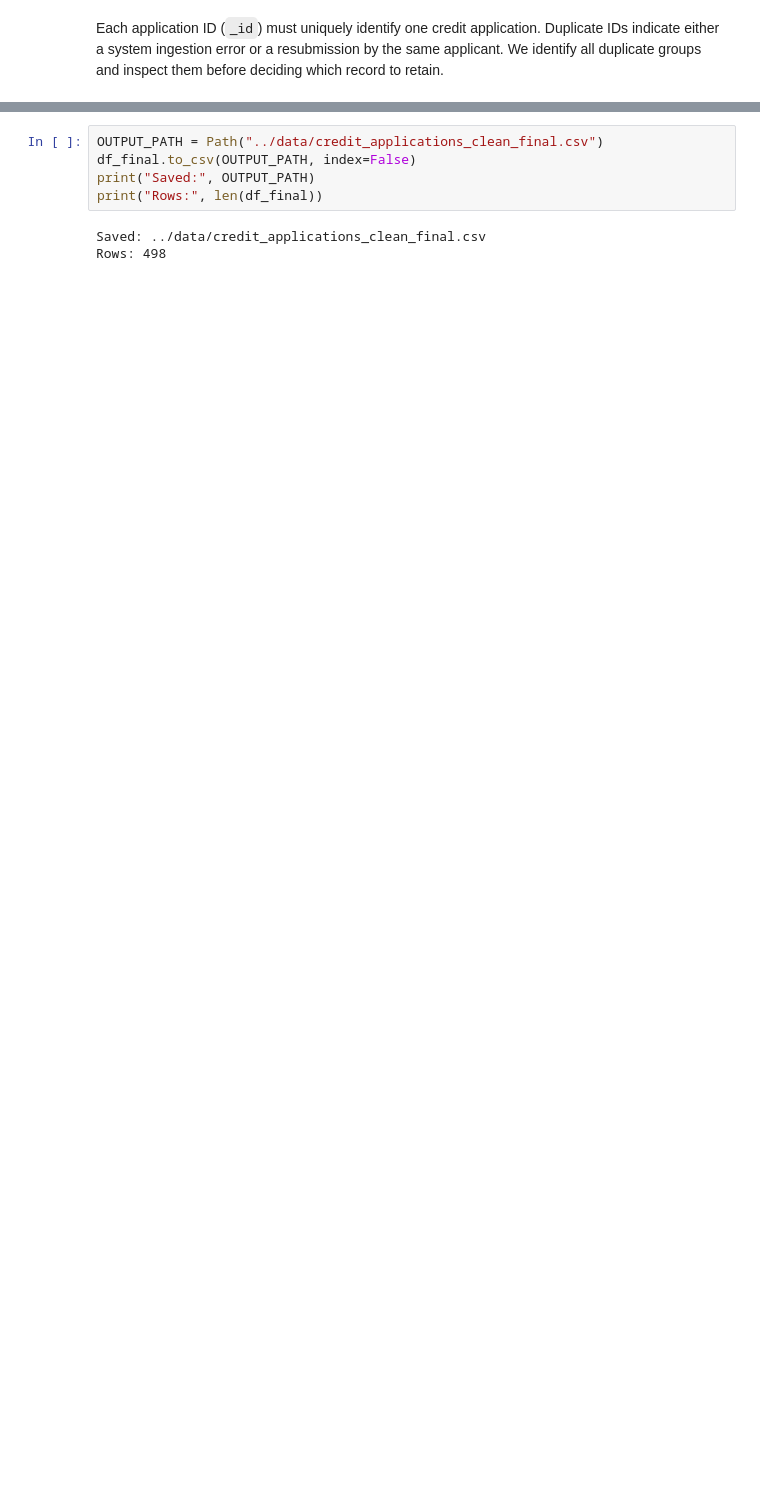
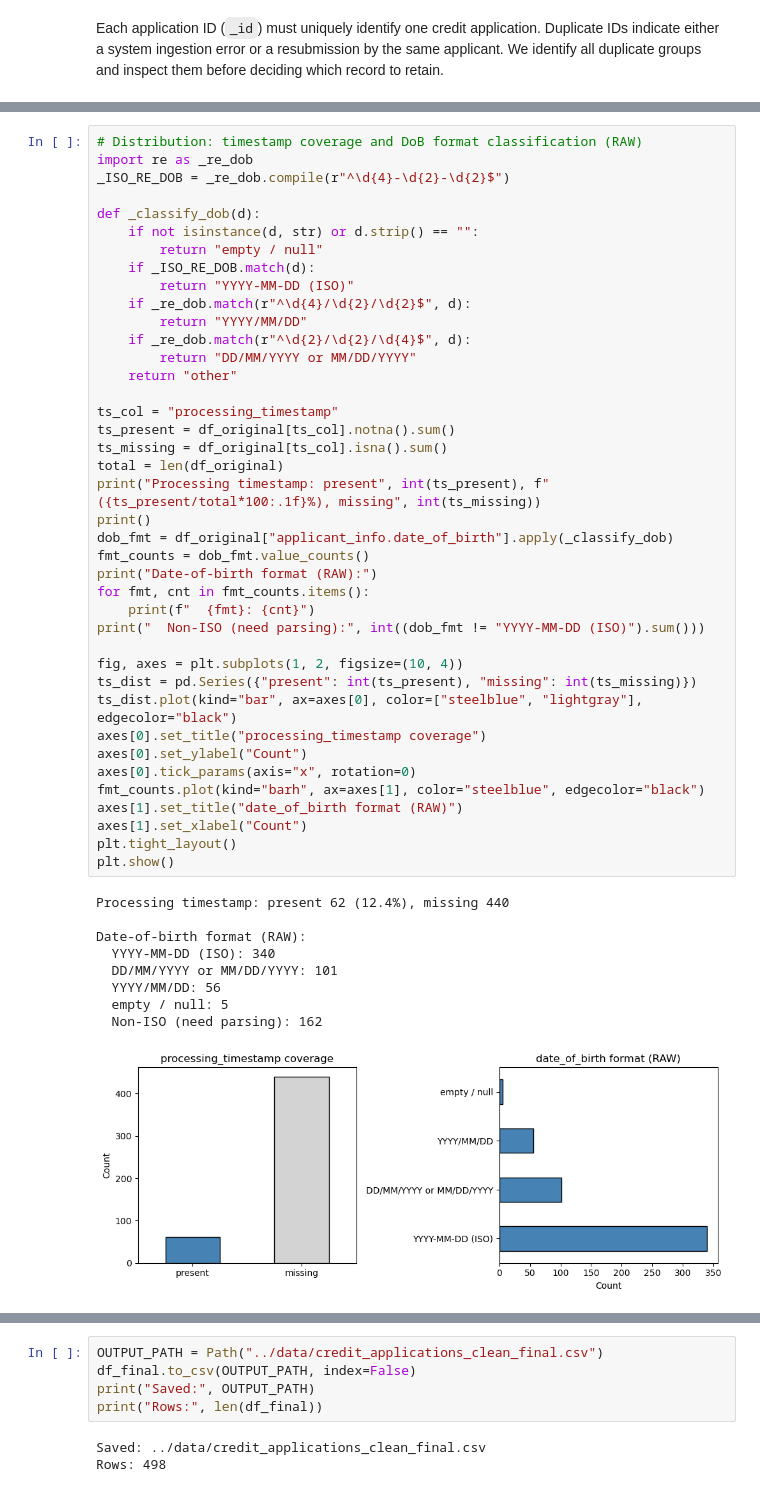
Before and after one commit to PC66323/2606_Data-Ecosystems_G14_novacred, a Jupyter notebook: notebooks/01-data-quality.ipynb, the cells around one changed output, grey strips where cells are left out. Saved outputs shown, nothing was run; the diff lists cells and outputs as text; blank space fills up the shorter version.

```diff
--- a/notebooks/01-data-quality.ipynb
+++ b/notebooks/01-data-quality.ipynb
@@ -830,0 +460,50 @@ Basic underwriting logic requires verified income before approving a loan. Appro
+# %%
+# Distribution: timestamp coverage and DoB format classification (RAW)
+import re as _re_dob
+_ISO_RE_DOB = _re_dob.compile(r"^\d{4}-\d{2}-\d{2}$")
+
+def _classify_dob(d):
+    if not isinstance(d, str) or d.strip() == "":
+        return "empty / null"
+    if _ISO_RE_DOB.match(d):
+        return "YYYY-MM-DD (ISO)"
+    if _re_dob.match(r"^\d{4}/\d{2}/\d{2}$", d):
+        return "YYYY/MM/DD"
+    if _re_dob.match(r"^\d{2}/\d{2}/\d{4}$", d):
+        return "DD/MM/YYYY or MM/DD/YYYY"
+    return "other"
+
+ts_col = "processing_timestamp"
+ts_present = df_original[ts_col].notna().sum()
+ts_missing = df_original[ts_col].isna().sum()
+total = len(df_original)
+print("Processing timestamp: present", int(ts_present), f"({ts_present/total*100:.1f}%), missing", int(ts_missing))
+print()
+dob_fmt = df_original["applicant_info.date_of_birth"].apply(_classify_dob)
+fmt_counts = dob_fmt.value_counts()
+print("Date-of-birth format (RAW):")
+for fmt, cnt in fmt_counts.items():
+    print(f"  {fmt}: {cnt}")
+print("  Non-ISO (need parsing):", int((dob_fmt != "YYYY-MM-DD (ISO)").sum()))
+
+fig, axes = plt.subplots(1, 2, figsize=(10, 4))
+ts_dist = pd.Series({"present": int(ts_present), "missing": int(ts_missing)})
+ts_dist.plot(kind="bar", ax=axes[0], color=["steelblue", "lightgray"], edgecolor="black")
+axes[0].set_title("processing_timestamp coverage")
+axes[0].set_ylabel("Count")
+axes[0].tick_params(axis="x", rotation=0)
+fmt_counts.plot(kind="barh", ax=axes[1], color="steelblue", edgecolor="black")
+axes[1].set_title("date_of_birth format (RAW)")
+axes[1].set_xlabel("Count")
+plt.tight_layout()
+plt.show()
+# %% [output]
+Processing timestamp: present 62 (12.4%), missing 440
+
+Date-of-birth format (RAW):
+  YYYY-MM-DD (ISO): 340
+  DD/MM/YYYY or MM/DD/YYYY: 101
+  YYYY/MM/DD: 56
+  empty / null: 5
+  Non-ISO (need parsing): 162
+[figure, added]
```
Also changed, not shown: parts of 124 cells of this notebook.
